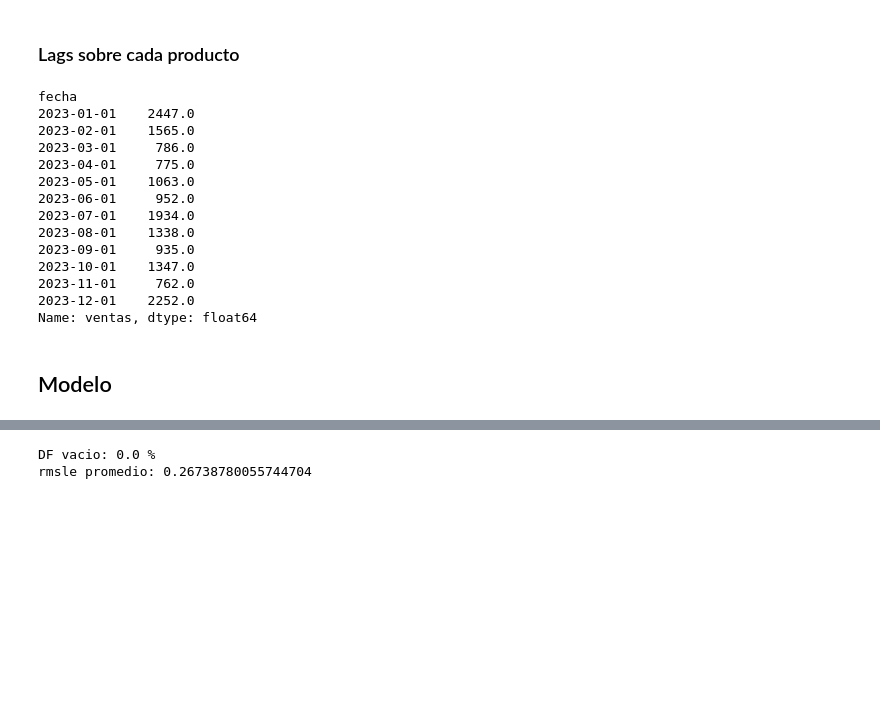
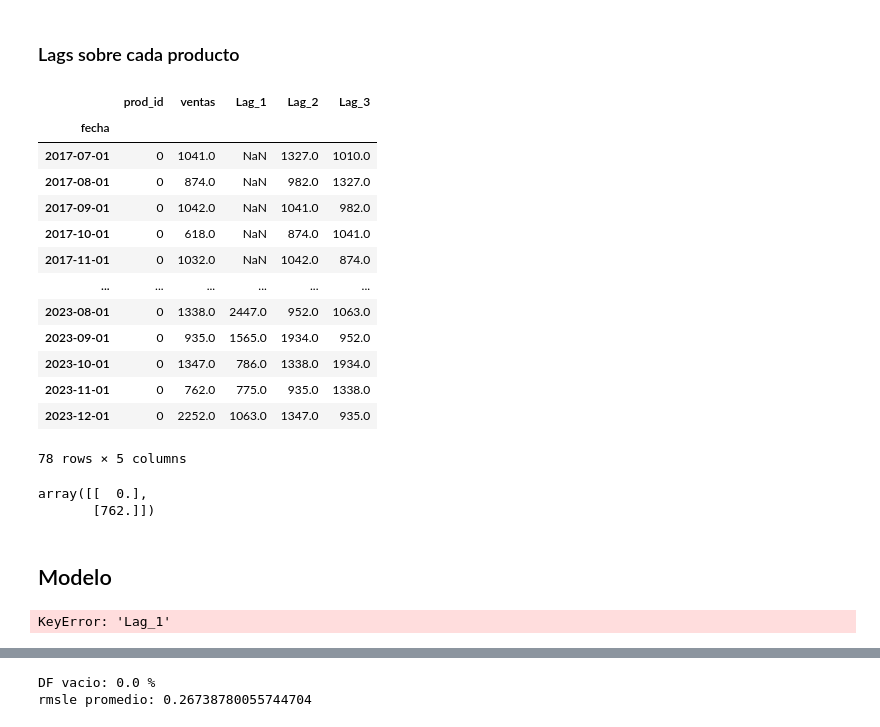
Before and after one commit to cristianBMJ/Brain_Food_challengue, a Jupyter notebook: solucion_desafio_BF.ipynb, the cells around one changed output, grey strips where cells are left out. Cells and saved outputs as stored; diff of their text form; code cells hidden in the pictures; blank space fills up the shorter version.

```diff
--- a/solucion_desafio_BF.ipynb
+++ b/solucion_desafio_BF.ipynb
@@ -236,6 +236,7 @@ Nos indica que los dos meses anteriores y las ventas alrededor de un año ( mes
 ### Fourier ( candidato a salir)
 # %%
 df.drop('modelo_actual', axis=1, inplace=True)
+df.drop('precio_promedio', axis=1, inplace=True)
 # %%
 y = df.to_period('D')
 
@@ -295,11 +294,11 @@ fecha
 # %% [markdown]
 ### Lags sobre cada producto
 # %%
-def lags(df):
+def procesar(df , lags = [1, 2, 3]):
     segmentados = segmentar(df)
     for producto, datos_producto in segmentados.items():
         # lags a implementar
-        for k in [1, 2, 3, 11, 12, 13 ]: # 11, 12, 13]:
+        for k in lags: # 11, 12, 13]:
           datos_producto = datos_producto.copy()  # Crear una copia explícita de los datos del producto
           datos_producto[f'Lag_{k}'] = datos_producto.loc[: , 'ventas' ].shift(k)
           datos_producto.dropna( axis=0 ,  inplace=True )
@@ -310,20 +307,40 @@ u = lags(df)[0]['ventas']
-# %%
-u.iloc[-12:]
-# %% [output]
-fecha
-2023-01-01    2447.0
-2023-02-01    1565.0
-2023-03-01     786.0
-2023-04-01     775.0
-2023-05-01    1063.0
-2023-06-01     952.0
-2023-07-01    1934.0
-2023-08-01    1338.0
-2023-09-01     935.0
-2023-10-01    1347.0
-2023-11-01     762.0
-2023-12-01    2252.0
-Name: ventas, dtype: float64
+# %%
+pro = procesar(df)
+# %%
+df0  = pro[0]
+df0['Lag_1'] = df0['Lag_1'].shift(4)
+df0
+# %% [output]
+|  | prod_id | ventas | Lag_1 | Lag_2 | Lag_3 |
+| fecha |  |  |  |  |  |
+| 2017-07-01 | 0 | 1041.0 | NaN | 1327.0 | 1010.0 |
+| 2017-08-01 | 0 | 874.0 | NaN | 982.0 | 1327.0 |
+| 2017-09-01 | 0 | 1042.0 | NaN | 1041.0 | 982.0 |
+| 2017-10-01 | 0 | 618.0 | NaN | 874.0 | 1041.0 |
+| 2017-11-01 | 0 | 1032.0 | NaN | 1042.0 | 874.0 |
+| ... | ... | ... | ... | ... | ... |
+| 2023-08-01 | 0 | 1338.0 | 2447.0 | 952.0 | 1063.0 |
+| 2023-09-01 | 0 | 935.0 | 1565.0 | 1934.0 | 952.0 |
+| 2023-10-01 | 0 | 1347.0 | 786.0 | 1338.0 | 1934.0 |
+| 2023-11-01 | 0 | 762.0 | 775.0 | 935.0 | 1338.0 |
+| 2023-12-01 | 0 | 2252.0 | 1063.0 | 1347.0 | 935.0 |
+78 rows × 5 columns
+# %%
+df_0 = df[ df['prod_id'] == 0 ].copy()
+nueva_fecha = pd.to_datetime('2024-01-01')
+
+nueva_fila = pd.Series(index=df.columns, dtype='float64')
+
+df_0.loc[ nueva_fecha] = nf
+
+df_0 = df_0.shift(2)
+df_0.dropna( axis=0, inplace=True)
+X=    df_0.iloc[-1]
+
+np.array(X).reshape(-1,1)
+# %% [output]
+array([[  0.],
+       [762.]])
 # %% [markdown]
 ## Modelo
 # %%
@@ -371,0 +462,4 @@ def modelo( df , init=-6):
+# %%
+proy = modelo_proyectado(df )
+# %% [output]
+KeyError: 'Lag_1'
```
Also changed, not shown: parts of 15 cells of this notebook.
